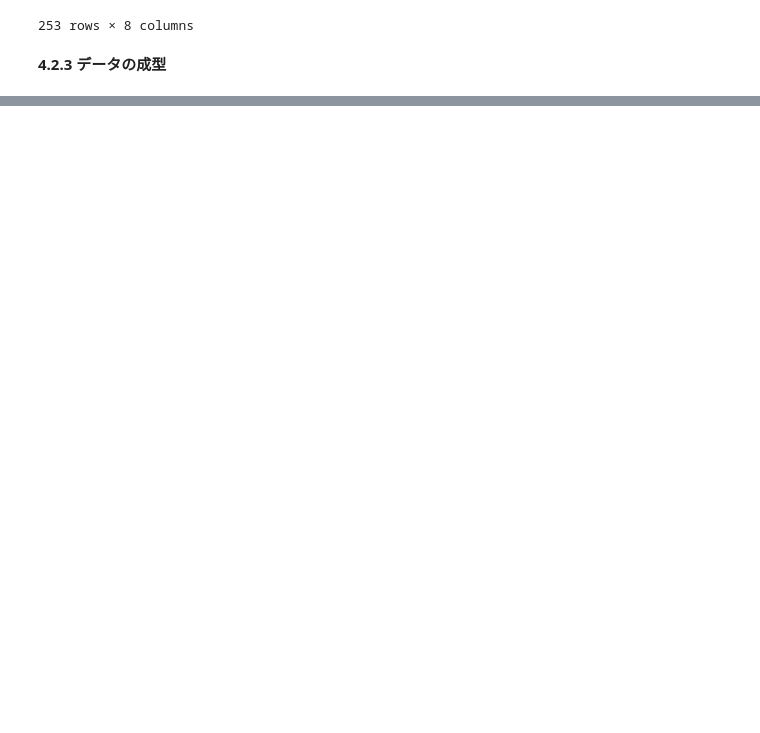
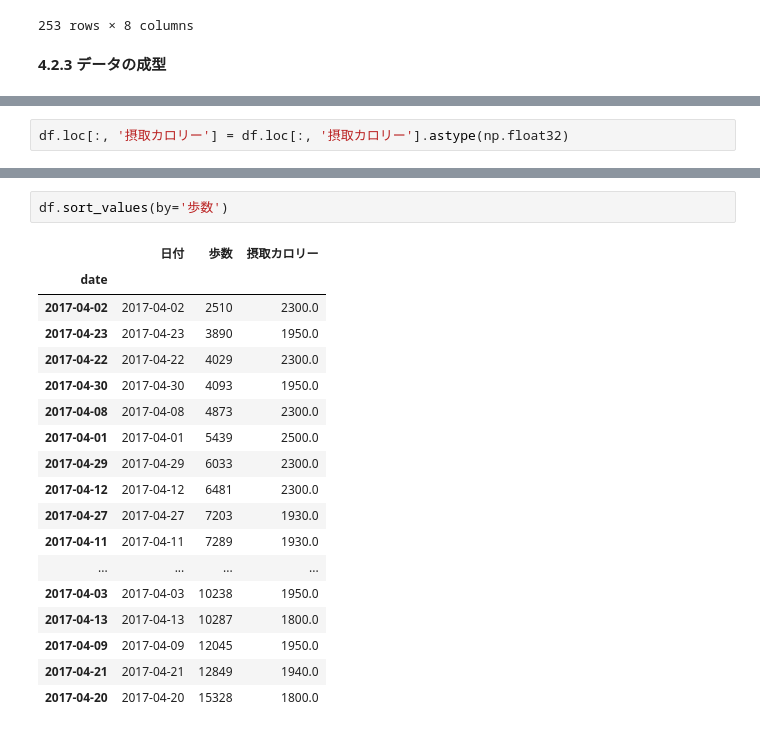
Before and after one commit to YukiNoji3/SampleCode, a Jupyter notebook: Python_DataAnalysis(pandas).ipynb, the cells around one changed output, grey strips where cells are left out. Drawn from its saved outputs; the diff is of its cells as text; blank space fills up the shorter version.

```diff
--- a/Python_DataAnalysis(pandas).ipynb
+++ b/Python_DataAnalysis(pandas).ipynb
@@ -137,0 +260,2 @@ df
+# %%
+df.loc[:, '摂取カロリー'] = df.loc[:, '摂取カロリー'].astype(np.float32)
@@ -137,0 +274,21 @@ df
+# %%
+df.sort_values(by='歩数')
+# %% [output]
+|  | 日付 | 歩数 | 摂取カロリー |
+| date |  |  |  |
+| 2017-04-02 | 2017-04-02 | 2510 | 2300.0 |
+| 2017-04-23 | 2017-04-23 | 3890 | 1950.0 |
+| 2017-04-22 | 2017-04-22 | 4029 | 2300.0 |
+| 2017-04-30 | 2017-04-30 | 4093 | 1950.0 |
+| 2017-04-08 | 2017-04-08 | 4873 | 2300.0 |
+| 2017-04-01 | 2017-04-01 | 5439 | 2500.0 |
+| 2017-04-29 | 2017-04-29 | 6033 | 2300.0 |
+| 2017-04-12 | 2017-04-12 | 6481 | 2300.0 |
+| 2017-04-27 | 2017-04-27 | 7203 | 1930.0 |
+| 2017-04-11 | 2017-04-11 | 7289 | 1930.0 |
+| ... | ... | ... | ... |
+| 2017-04-03 | 2017-04-03 | 10238 | 1950.0 |
+| 2017-04-13 | 2017-04-13 | 10287 | 1800.0 |
+| 2017-04-09 | 2017-04-09 | 12045 | 1950.0 |
+| 2017-04-21 | 2017-04-21 | 12849 | 1940.0 |
+| 2017-04-20 | 2017-04-20 | 15328 | 1800.0 |
```
Also changed, not shown: parts of 22 cells of this notebook.
